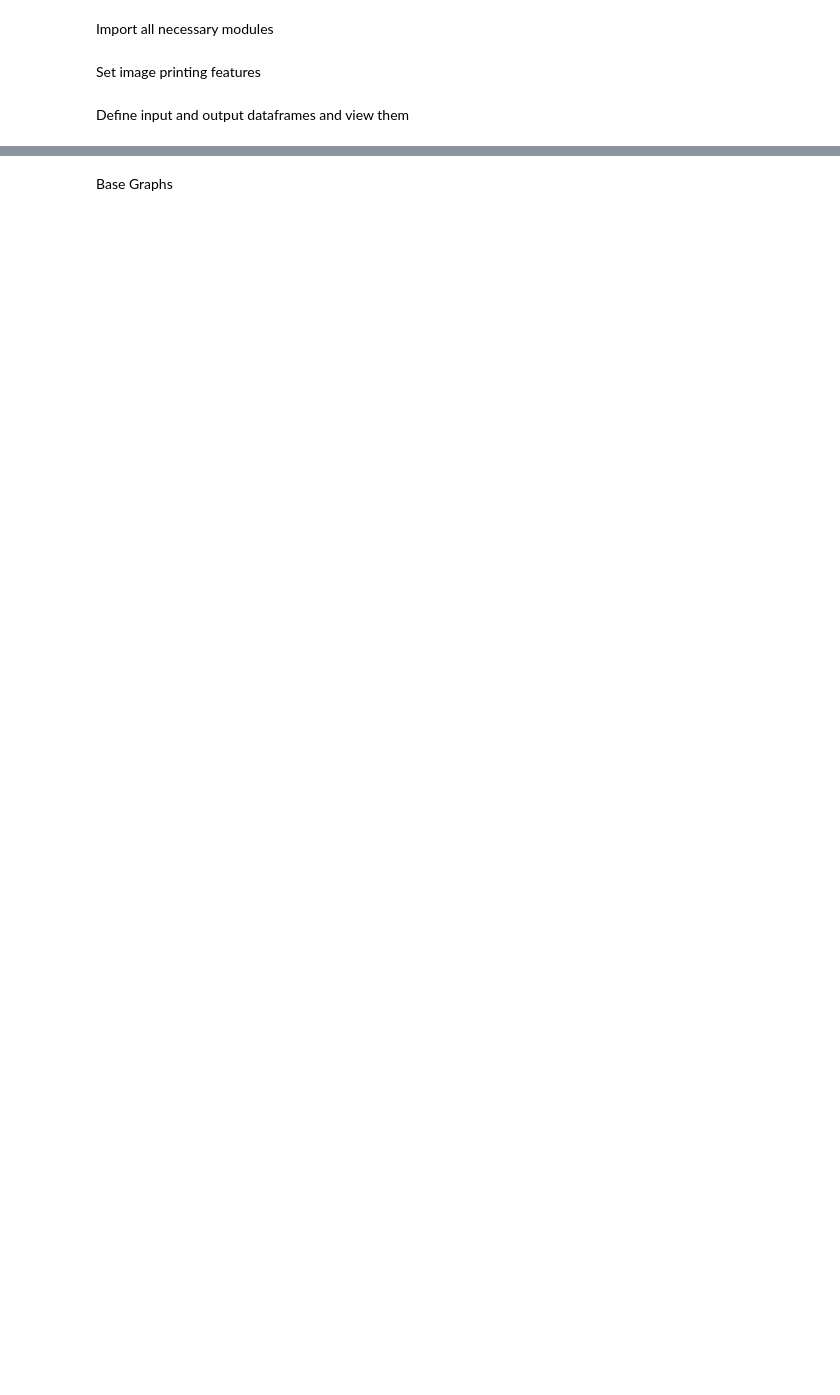
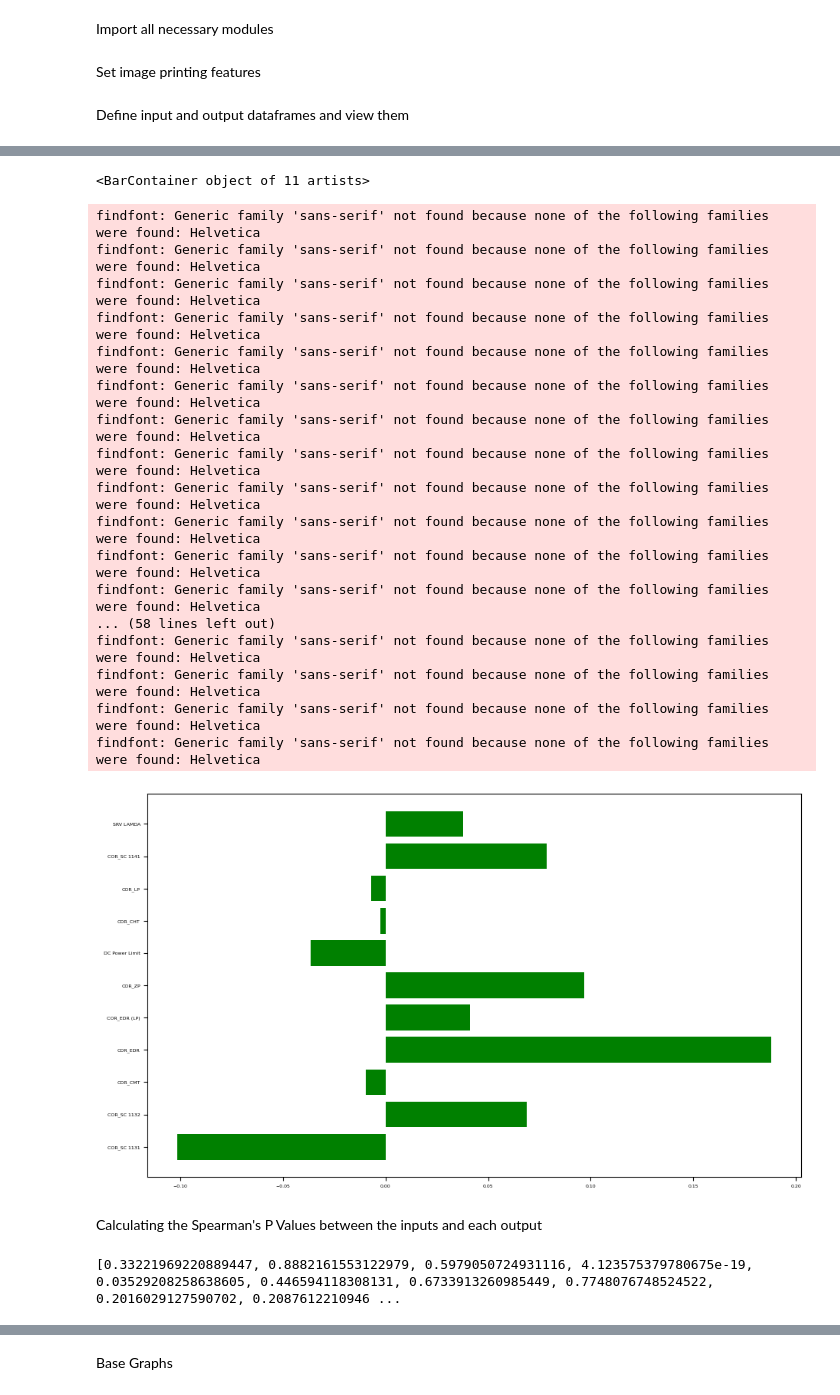
Before and after one commit to ebotchway/thesis_work, a Jupyter notebook: mphil_thesis.ipynb, the cells around one changed output, grey strips where cells are left out. Saved outputs shown, nothing was run; the diff lists cells and outputs as text; code cells hidden in the pictures; blank space fills up the shorter version.

```diff
--- a/mphil_thesis.ipynb
+++ b/mphil_thesis.ipynb
@@ -99,0 +282,33 @@ df_inp[lst].hist(figsize=(15,10))
+# %%
+plt.barh(inputs_or,corr3,color='green') # green for plot for pressure
+# %% [output]
+<BarContainer object of 11 artists>
+findfont: Generic family 'sans-serif' not found because none of the following families were found: Helvetica
+findfont: Generic family 'sans-serif' not found because none of the following families were found: Helvetica
+findfont: Generic family 'sans-serif' not found because none of the following families were found: Helvetica
+findfont: Generic family 'sans-serif' not found because none of the following families were found: Helvetica
+findfont: Generic family 'sans-serif' not found because none of the following families were found: Helvetica
+findfont: Generic family 'sans-serif' not found because none of the following families were found: Helvetica
+findfont: Generic family 'sans-serif' not found because none of the following families were found: Helvetica
+findfont: Generic family 'sans-serif' not found because none of the following families were found: Helvetica
+findfont: Generic family 'sans-serif' not found because none of the following families were found: Helvetica
+findfont: Generic family 'sans-serif' not found because none of the following families were found: Helvetica
+findfont: Generic family 'sans-serif' not found because none of the following families were found: Helvetica
+findfont: Generic family 'sans-serif' not found because none of the following families were found: Helvetica
+... (58 lines left out)
+findfont: Generic family 'sans-serif' not found because none of the following families were found: Helvetica
+findfont: Generic family 'sans-serif' not found because none of the following families were found: Helvetica
+findfont: Generic family 'sans-serif' not found because none of the following families were found: Helvetica
+findfont: Generic family 'sans-serif' not found because none of the following families were found: Helvetica
+[figure, added]
+# %% [markdown]
+Calculating the Spearman's P Values between the inputs and each output
+# %%
+# find the p-value of the data and print it out
+pph_val = []
+for i in inputs_or:
+    pcor, pval = stats.spearmanr(df_inp[i],df_out["H2"])   # we first find for Hydrogen production
+    pph_val.append(pval)
+print(pph_val)
+# %% [output]
+[0.33221969220889447, 0.8882161553122979, 0.5979050724931116, 4.123575379780675e-19, 0.03529208258638605, 0.446594118308131, 0.6733913260985449, 0.7748076748524522, 0.2016029127590702, 0.2087612210946 ...
```
Also changed, not shown: parts of 19 cells of this notebook, 1 other file.
